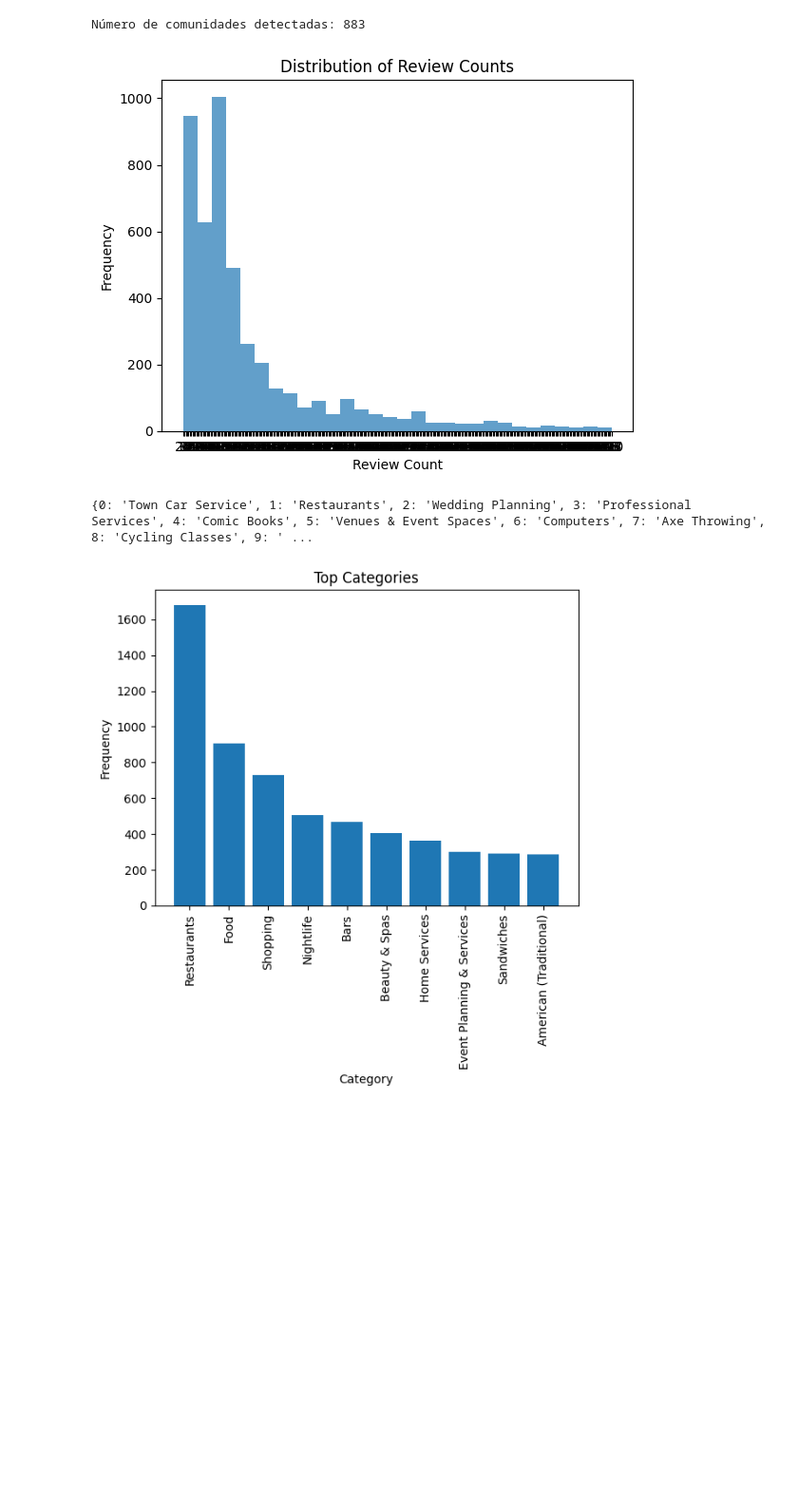
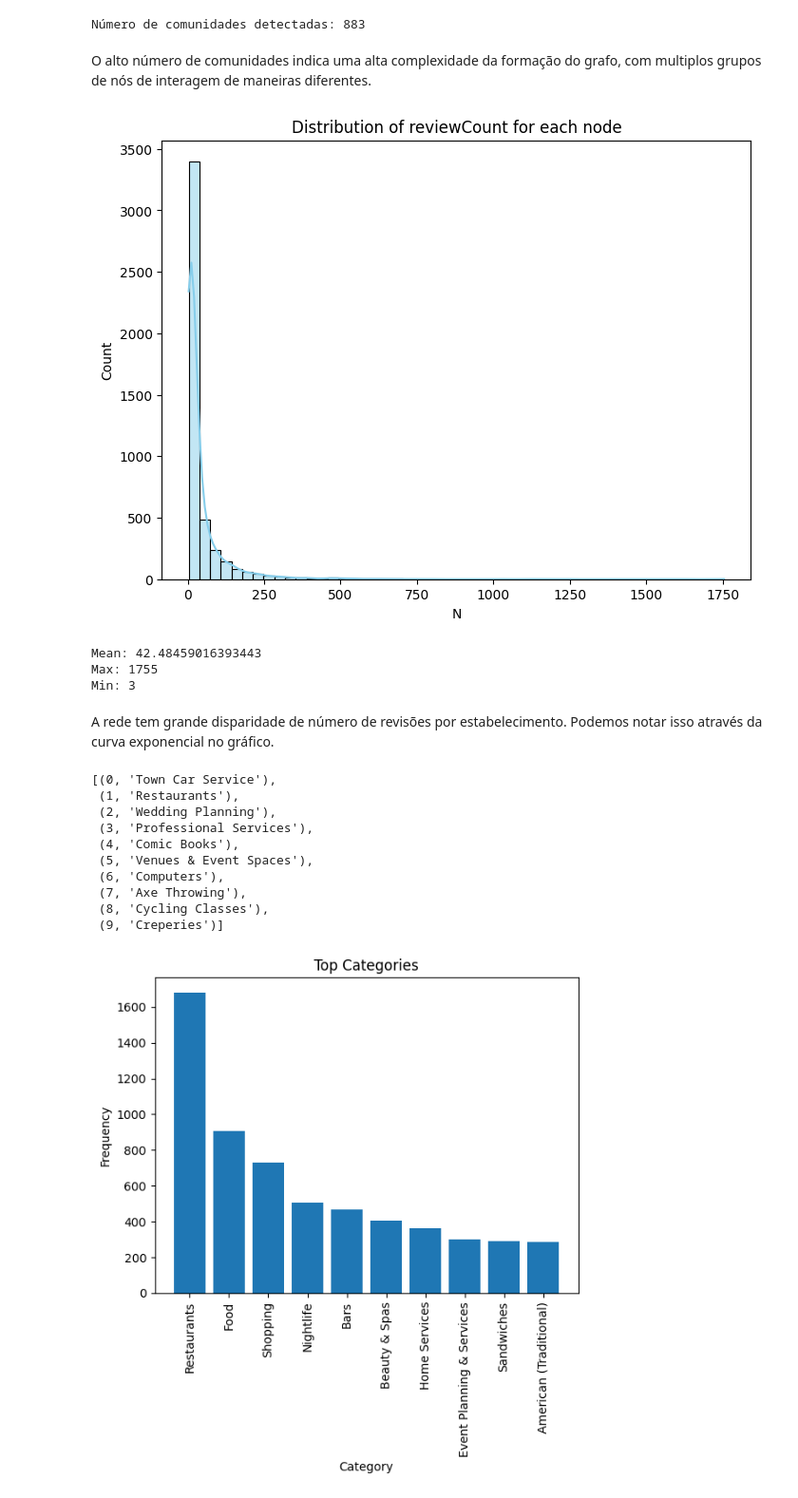
Before and after one commit to jaymedq/network-science, a Jupyter notebook: KaggleChallenge/Part1/NetworkAnalysis.ipynb, the cells around one changed output. Shown: that part at 95% size. Drawn from its saved outputs; the diff is of its cells as text; code cells hidden in the pictures; blank space fills up the shorter version.

```diff
--- a/KaggleChallenge/Part1/NetworkAnalysis.ipynb
+++ b/KaggleChallenge/Part1/NetworkAnalysis.ipynb
@@ -115,28 +154,54 @@ communities = nx.algorithms.community.modularity_max.greedy_modularity_communiti
 print("Número de comunidades detectadas:", len(communities))
 # %% [output]
 Número de comunidades detectadas: 883
-# %%
-# Extract review counts
-review_counts = [G.nodes[n]["reviewCount"] for n in G.nodes]
-
-# Plot histogram of review counts
-plt.hist(review_counts, bins=30, alpha=0.7)
-plt.xlabel("Review Count")
-plt.ylabel("Frequency")
-plt.title("Distribution of Review Counts")
-plt.show()
-# %% [output]
-[figure, removed]
+# %% [markdown]
+O alto número de comunidades indica uma alta complexidade da formação do grafo, com multiplos grupos de nós de interagem de maneiras diferentes.
+# %%
+import seaborn as sns
+# Extract review counts
+
+review_counts = [int(G.nodes[node]['reviewCount']) for node in G.nodes()]
+
+# Plot distribution
+plt.figure(figsize=(8, 6))
+sns.histplot(review_counts, kde=True, color='skyblue', bins=50)
+plt.title('Distribution of reviewCount for each node')
+plt.xlabel('N')
+plt.ylabel('Count')
+plt.show()
+
+np_review_counts = np.array(review_counts)
+print(f'Mean: {np_review_counts.mean()}')
+print(f'Max: {np_review_counts.max()}')
+print(f'Min: {np_review_counts.min()}')
+# %% [output]
+[figure, added]
+Mean: 42.48459016393443
+Max: 1755
+Min: 3
+# %% [markdown]
+A rede tem grande disparidade de número de revisões por estabelecimento.
+Podemos notar isso através da curva exponencial no gráfico.
 # %%
+from pprint import pprint
 from copy import copy
 categories_map.head()
 # Set "CategoryId" as the index and convert to dictionary
 category_mapping = copy(categories_map)
 category_dict = category_mapping.set_index("CategoryId")["names"].to_dict()
 
-print(category_dict)
+pprint(list(category_dict.items())[:10])
 # %% [output]
-{0: 'Town Car Service', 1: 'Restaurants', 2: 'Wedding Planning', 3: 'Professional Services', 4: 'Comic Books', 5: 'Venues & Event Spaces', 6: 'Computers', 7: 'Axe Throwing', 8: 'Cycling Classes', 9: ' ...
+[(0, 'Town Car Service'),
+ (1, 'Restaurants'),
+ (2, 'Wedding Planning'),
+ (3, 'Professional Services'),
+ (4, 'Comic Books'),
+ (5, 'Venues & Event Spaces'),
+ (6, 'Computers'),
+ (7, 'Axe Throwing'),
+ (8, 'Cycling Classes'),
+ (9, 'Creperies')]
 # %%
 # Extract categories
 categories = [G.nodes[n]["categories"].split(',') for n in G.nodes]
```
Also changed, not shown: parts of 12 cells of this notebook.
